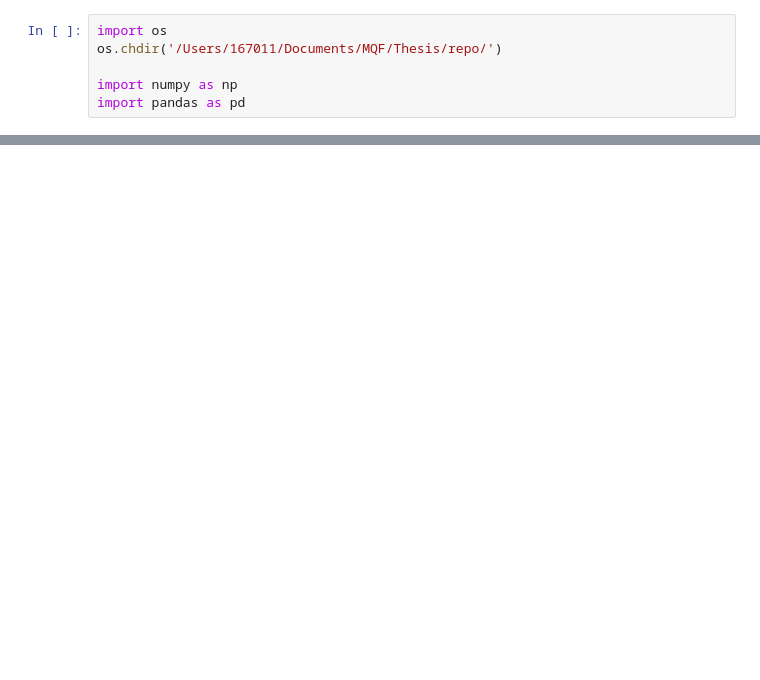
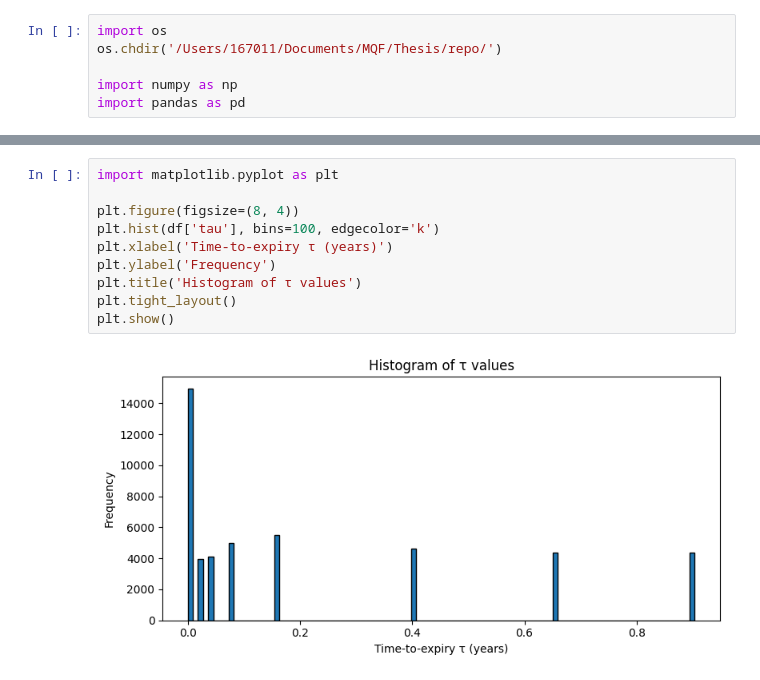
Before and after one commit to yungarjun/deribit-deep-learning, a Jupyter notebook: src/testing_notebook.ipynb, the cells around one changed output, grey strips where cells are left out. Drawn from its saved outputs; the diff is of its cells as text; blank space fills up the shorter version.

```diff
--- a/src/testing_notebook.ipynb
+++ b/src/testing_notebook.ipynb
@@ -189,0 +173,12 @@ node_idx
+# %%
+import matplotlib.pyplot as plt
+
+plt.figure(figsize=(8, 4))
+plt.hist(df['tau'], bins=100, edgecolor='k')
+plt.xlabel('Time-to-expiry τ (years)')
+plt.ylabel('Frequency')
+plt.title('Histogram of τ values')
+plt.tight_layout()
+plt.show()
+# %% [output]
+[figure, added]
```
Also changed, not shown: parts of 13 cells of this notebook, 1 other file.
